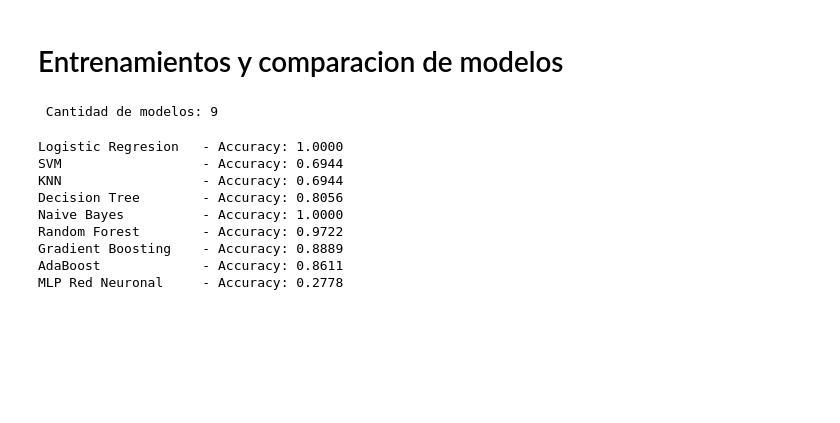
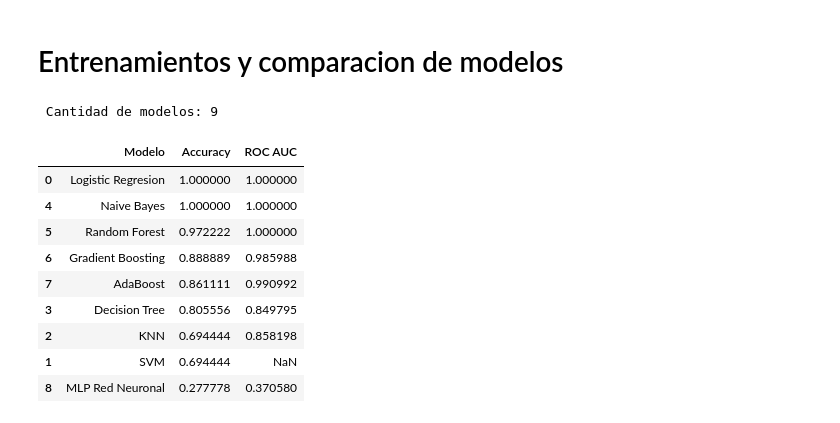
Before and after one commit to EngineeringSebastian-s/EvolutionaryComputation, a Jupyter notebook: Wines/AnalyticsWines.ipynb, the cells around one changed output. Drawn from its saved outputs; the diff is of its cells as text; code cells hidden in the pictures; blank space fills up the shorter version.

```diff
--- a/Wines/AnalyticsWines.ipynb
+++ b/Wines/AnalyticsWines.ipynb
@@ -385,26 +385,38 @@ print(f' Cantidad de modelos: {len(modelos)}')
 # %% [output]
  Cantidad de modelos: 9
 # %%
-resultados = {}
+resumen_metricas = []
+modelos_entrenados = {}
 # %%
-from sklearn.metrics import accuracy_score
-
 for nombre, modelo in modelos.items():
     modelo.fit(X_train, y_train)
     y_pred = modelo.predict(X_test)
-    accuracy = accuracy_score(y_test, y_pred)
-    resultados[nombre] = accuracy
+    modelos_entrenados[nombre] = modelo
 
-    print(f"{nombre:20} - Accuracy: {accuracy:.4f}")
+    acc = accuracy_score(y_test, y_pred)
+
+    if hasattr(modelo, "predict_proba"):
+        y_probs = modelo.predict_proba(X_test)
+        auc = roc_auc_score(y_test, y_probs, multi_class='ovr')
+    else:
+        auc = None
+
+    resumen_metricas.append({
+        'Modelo': nombre,
+        'Accuracy': acc,
+        'ROC AUC': auc
+    })
-# %% [output]
-Logistic Regresion   - Accuracy: 1.0000
-SVM                  - Accuracy: 0.6944
-KNN                  - Accuracy: 0.6944
-Decision Tree        - Accuracy: 0.8056
-Naive Bayes          - Accuracy: 1.0000
-Random Forest        - Accuracy: 0.9722
-Gradient Boosting    - Accuracy: 0.8889
-AdaBoost             - Accuracy: 0.8611
-MLP Red Neuronal     - Accuracy: 0.2778
 # %%
-resultados_ordenados = sorted(resultados.items(), key=lambda x: x[1], reverse=True)
+df_resultados = pd.DataFrame(resumen_metricas).sort_values(by='Accuracy', ascending=False)
+df_resultados
+# %% [output]
+|  | Modelo | Accuracy | ROC AUC |
+| 0 | Logistic Regresion | 1.000000 | 1.000000 |
+| 4 | Naive Bayes | 1.000000 | 1.000000 |
+| 5 | Random Forest | 0.972222 | 1.000000 |
+| 6 | Gradient Boosting | 0.888889 | 0.985988 |
+| 7 | AdaBoost | 0.861111 | 0.990992 |
+| 3 | Decision Tree | 0.805556 | 0.849795 |
+| 2 | KNN | 0.694444 | 0.858198 |
+| 1 | SVM | 0.694444 | NaN |
+| 8 | MLP Red Neuronal | 0.277778 | 0.370580 |
```
Also changed, not shown: parts of 1 cell of this notebook.
